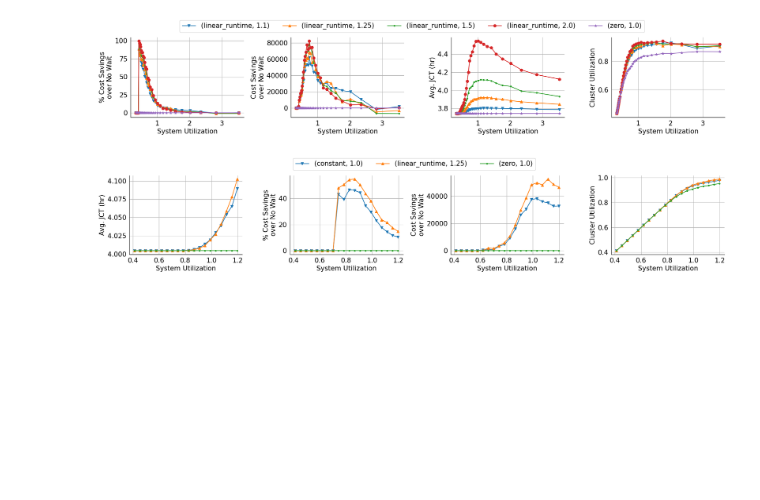
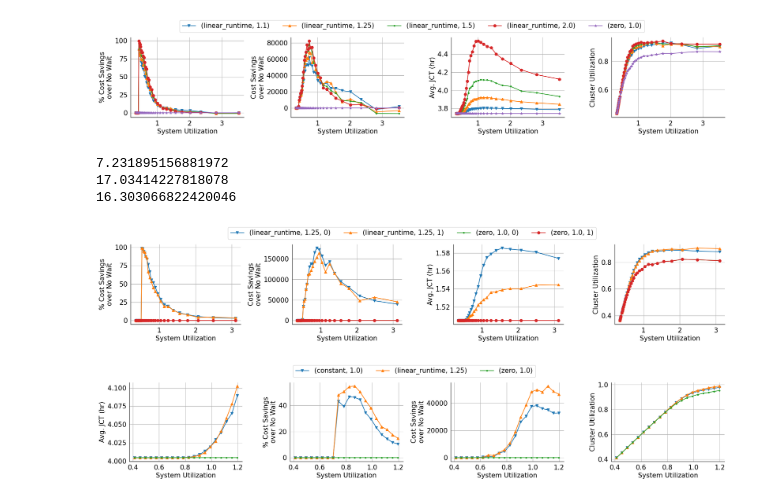
Before and after one commit to michaelzhiluo/starburst, a Jupyter notebook: simulators/plot.ipynb, the cells around one changed output. Drawn from its saved outputs; the diff is of its cells as text; code cells hidden in the pictures; blank space fills up the shorter version.

```diff
--- a/simulators/plot.ipynb
+++ b/simulators/plot.ipynb
@@ -48,7 +48,6 @@ def set_plotting_setting(ax):
     ax.spines['bottom'].set_visible(True)
     ax.tick_params(bottom=False, left=False)
     ax.set_axisbelow(True)
-    ax.set_xlim(right=2.25)
 
 label_dict = {
     'avg_jct': 'Avg. JCT (hr)',
@@ -60,6 +59,14 @@ label_dict = {
     'cluster_utilization': 'Cluster Utilization',
     'total_cloud_cost': 'Cloud Cost',
     'arrival_rate': 'Arrival Rate',
+}
+
+legend_dict = {
+    'constant': 'Constant',
+    'linear_runtime': 'Runtime',
+    'linear_cost': 'Cost',
+    'zero': 'No Wait',
+    'linear_runtime_filter_cpu': 'Runtime-Preempt-CPU'
 }
 
 def simulator_plotting_fn(df,
@@ -78,7 +85,7 @@ def simulator_plotting_fn(df,
 
     baseline_df = df
     for k,v in baseline_filter.items():
-        assert isinstance(v, str)
+        assert not isinstance(v, list)
         baseline_df = baseline_df[baseline_df[k]==v]
         #df = df[df[k]!=v]
     diff_df = pd.merge(df, baseline_df, left_on=x_axis,right_on=x_axis)
@@ -86,9 +93,13 @@ def simulator_plotting_fn(df,
     if normalize_x_axis:
         if x_axis == 'cluster_size':
             # Hardcoded in Philly trace, precomputed ahead of time
-            total_job_volume = 1155998.77277777
-            job_makespan = 2559.3205555555555
-            diff_df['norm_system_utilization'] = total_job_volume/(job_makespan*diff_df['cluster_size']*sim_df['gpus_per_node'].iloc[0])
+            if df['dataset'].iloc[0] == 'philly':
+                total_job_volume = 1155998.77277777
+                job_makespan = 2559.3205555555555
+            elif df['dataset'].iloc[0] == 'helios':
+                total_job_volume = 1853756.1241666232
+                job_makespan = 4651.911388888889
+            diff_df['norm_system_utilization'] = total_job_volume/(job_makespan*diff_df['cluster_size']*df['gpus_per_node'].iloc[0])
             x_axis = 'norm_system_utilization'
         elif x_axis == 'arrival_rate':
             avg_job_volume_rate = diff_df['arrival_rate'] * np.mean(df['num_gpus'].iloc[0]* df['runtime'].iloc[0])
@@ -121,6 +132,9 @@ def simulator_plotting_fn(df,
     markers = itertools.cycle(('v', '^','.', 'o', '*',',', '+',))
     for idx, (label, grp) in enumerate(diff_df.groupby(groupby_values)):
         marker = next(markers)
+#         if 'waiting_policy' in groupby_values[0]:
+#             label = [legend_dict[label[0]]] + list(label[1:])
+#             print(label)
         for ax_idx, ax in enumerate(axs):
             grp.plot(x = x_axis, y = mod_y_axis[ax_idx],ylabel=label_dict[y_axis[ax_idx]], \
                      xlabel=label_dict[x_axis], marker=marker, ax = ax, label = label, legend=None)
@@ -137,4 +151,29 @@ def simulator_plotting_fn(df,
 simulator_plotting_fn(sim_df, x_axis='cluster_size', y_axis=['cost_mult','cost_diff','avg_jct','cluster_utilization'], normalize_x_axis=True)
 # %% [output]
 [figure]
+# %%
+helios_df = utils.load_logs_as_dataframe('/home/gcpuser/sim_logs/helios/vary_cv_1984.log')
+# %%
+cv =  lambda x: np.std(x) / np.mean(x)
+print(cv(helios_df['runtime'][0]))
+print(cv(np.diff(helios_df['arrival'][0])))
+print(cv(helios_df['runtime'][0]*helios_df['num_gpus'][0]))
+# %% [output]
+7.231895156881972
+17.03414227818078
+16.303066822420046
+# %%
+# simulator_plotting_fn(helios_df, x_axis='cluster_size',  \
+#                       y_axis=['cost_mult','cost_diff','avg_jct','cluster_utilization'], \
+#                       baseline_filter={'waiting_policy': 'zero','sched_alg': 'fifo'},
+#                       groupby_values=['waiting_policy', 'waiting_factor', 'sched_alg'],
+#                       normalize_x_axis=True)
+
+simulator_plotting_fn(helios_df, x_axis='cluster_size',  \
+                      y_axis=['cost_mult','cost_diff','avg_jct','cluster_utilization'], \
+                      baseline_filter={'waiting_policy': 'zero','loop': 1},
+                      groupby_values=['waiting_policy', 'waiting_factor', 'loop'],
+                      normalize_x_axis=True)
+# %% [output]
+[figure, added]
 # %%
```
Also changed, not shown: parts of 6 cells of this notebook, 7 other files.
